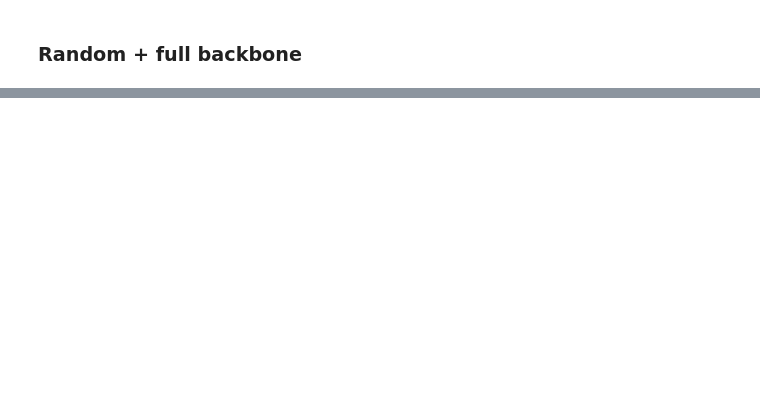
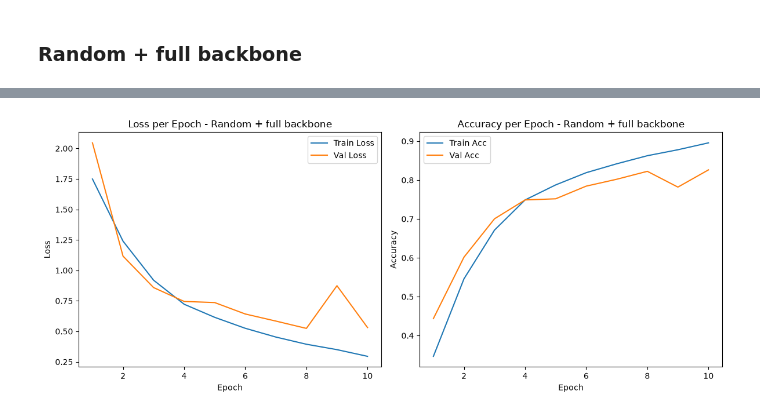
Before and after one commit to alifayyaz0613/atml-pa0, a Jupyter notebook: task1_resnet/task1.ipynb, the cells around one changed output, grey strips where cells are left out. Drawn from its saved outputs; the diff is of its cells as text; code cells hidden in the pictures; blank space fills up the shorter version.

```diff
--- a/task1_resnet/task1.ipynb
+++ b/task1_resnet/task1.ipynb
@@ -696,5 +732,6 @@ optimizer = optim.Adam(model.parameters(), lr=1e-3)
 train_loader = DataLoader(train_dataset, batch_size=64, shuffle=True)
 test_loader = DataLoader(test_dataset, batch_size=64, shuffle=False)
 
-num_epochs = 20
+num_epochs = 10
 result4 = train_model(model, optimizer, train_loader, test_loader, num_epochs, "Random + full backbone")
+# %% [output]
@@ -700,0 +748 @@ result4 = train_model(model, optimizer, train_loader, test_loader, num_epochs, "
+[figure, added]
```
Also changed, not shown: parts of 5 cells of this notebook, 8 other files.
